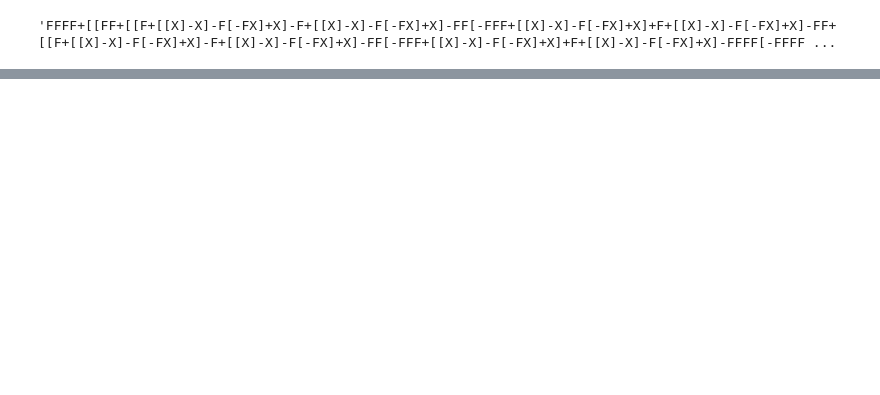
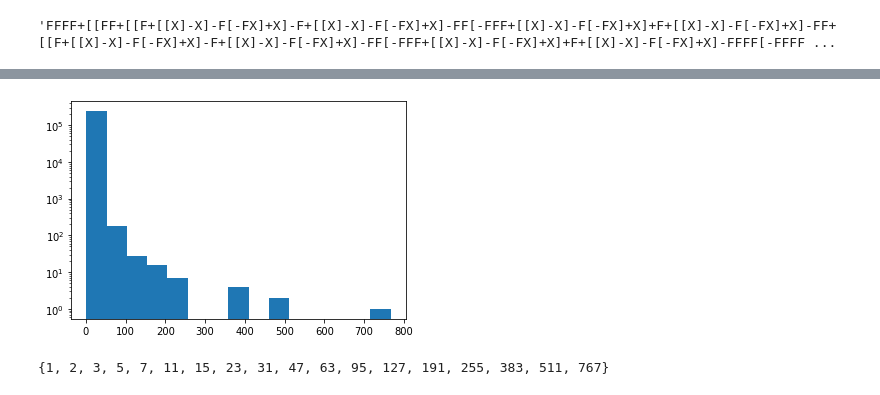
Before and after one commit to bfbarry/mathy_things, a Jupyter notebook: pattern_generation/l_system.ipynb, the cells around one changed output, grey strips where cells are left out. Cells and saved outputs as stored; diff of their text form; code cells hidden in the pictures; blank space fills up the shorter version.

```diff
--- a/pattern_generation/l_system.ipynb
+++ b/pattern_generation/l_system.ipynb
@@ -46,0 +76,24 @@ for s in out:
+# %%
+seq = l_system(n=10,axiom='X',consts='+ - [ ]',rules={'X':'F+[[X]-X]-F[-FX]+X','F':'FF'})
+# print(seq)
+# edges = seq2graph(seq, ('F'))
+# G = nx.Graph(edges)
+# nx.draw(G, node_size=20)
+# %%
+f_lens = []
+count = 0
+for ix, i in enumerate(seq):
+    if i == 'F' and seq[ix-1] == 'F':
+        count+=1
+    if i != 'F' and seq[ix-1] != 'F':
+        f_lens.append(count)
+        count = 0
+
+f_lens = [i for i in f_lens if i != 0]
+plt.hist(f_lens, bins=15); plt.yscale('log'); plt.show()
+# %% [output]
+[figure, added]
+# %%
+set(f_lens)
+# %% [output]
+{1, 2, 3, 5, 7, 11, 15, 23, 31, 47, 63, 95, 127, 191, 255, 383, 511, 767}
```
Also changed, not shown: parts of 3 cells of this notebook, 4 other files.
